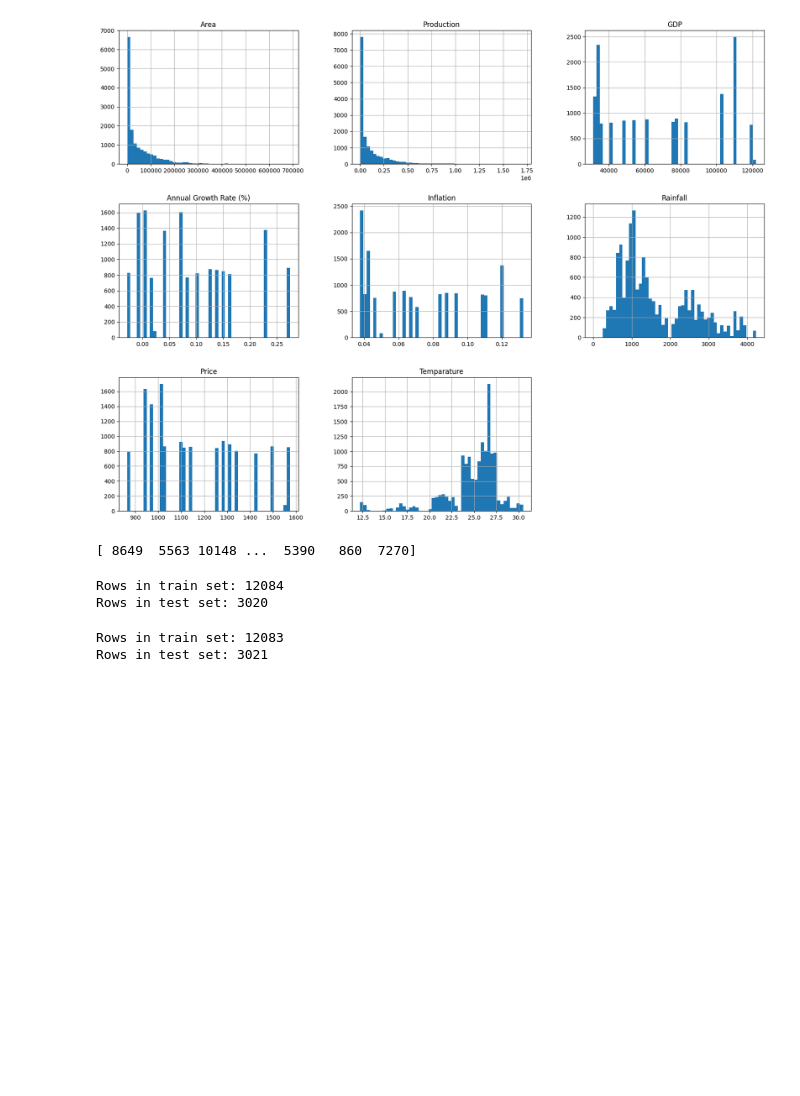
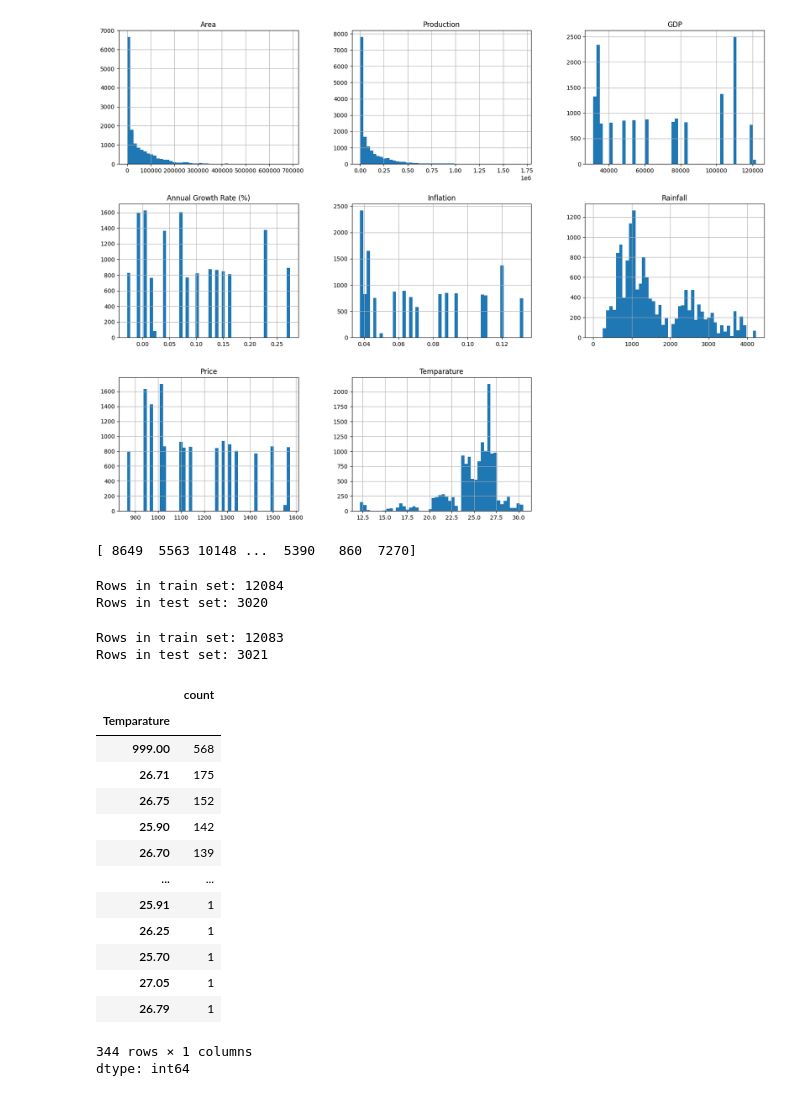
Before and after one commit to AbhiramChandra111/CROP-PRICE-PREDICTION, a Jupyter notebook: MINI_PROJECT.ipynb, the cells around one changed output. Saved outputs shown, nothing was run; the diff lists cells and outputs as text; code cells hidden in the pictures; blank space fills up the shorter version.

```diff
--- a/MINI_PROJECT.ipynb
+++ b/MINI_PROJECT.ipynb
@@ -137,3 +137,27 @@ Rows in test set: 3021
 crop.replace([np.inf, -np.inf], np.nan, inplace=True)
 # %%
 crop.fillna(999, inplace=True)
+# %%
+
+from sklearn.model_selection import StratifiedShuffleSplit
+split = StratifiedShuffleSplit(n_splits=1, test_size=0.2, random_state=42)
+for train_index, test_index in split.split(crop, crop['Price']):
+    strat_train_set = crop.loc[train_index]
+    strat_test_set = crop.loc[test_index]
+strat_train_set['Temparature'].value_counts()
+# %% [output]
+|  | count |
+| Temparature |  |
+| 999.00 | 568 |
+| 26.71 | 175 |
+| 26.75 | 152 |
+| 25.90 | 142 |
+| 26.70 | 139 |
+| ... | ... |
+| 25.91 | 1 |
+| 26.25 | 1 |
+| 25.70 | 1 |
+| 27.05 | 1 |
+| 26.79 | 1 |
+344 rows × 1 columns
+dtype: int64
```
